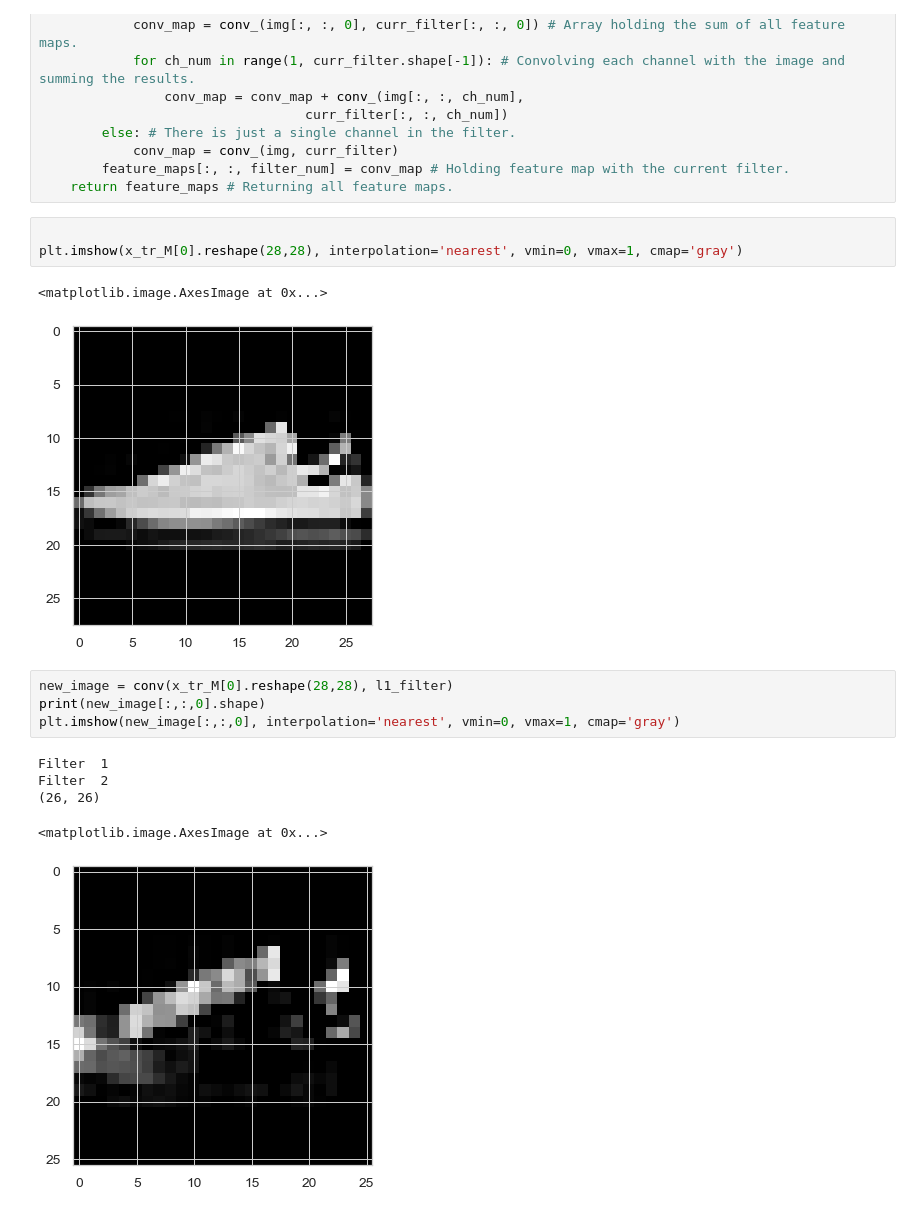
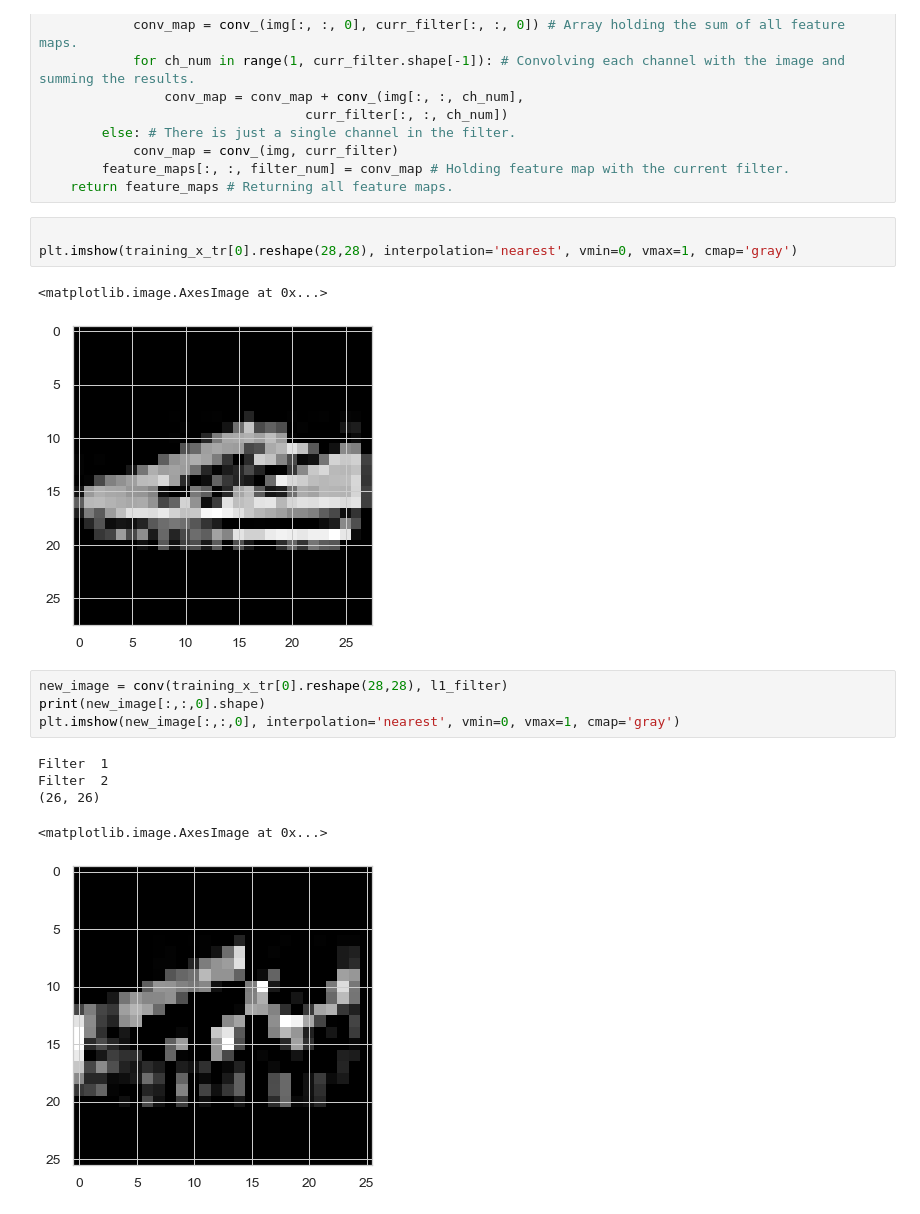
Before and after one commit to kamibrumi/comp135-intro-to-ml, a Jupyter notebook: projectA/projA_notebook_p2.ipynb, the cells around one changed output. Cells and saved outputs as stored; diff of their text form.

```diff
--- a/projectA/projA_notebook_p2.ipynb
+++ b/projectA/projA_notebook_p2.ipynb
@@ -609,17 +669,17 @@ def conv(img, conv_filter):
     return feature_maps # Returning all feature maps.
 # %%
 
-plt.imshow(x_tr_M[0].reshape(28,28), interpolation='nearest', vmin=0, vmax=1, cmap='gray')
+plt.imshow(training_x_tr[0].reshape(28,28), interpolation='nearest', vmin=0, vmax=1, cmap='gray')
 # %% [output]
 <matplotlib.image.AxesImage at 0x...>
-[figure, old version]
+[figure, new version]
 # %%
-new_image = conv(x_tr_M[0].reshape(28,28), l1_filter)
+new_image = conv(training_x_tr[0].reshape(28,28), l1_filter)
 print(new_image[:,:,0].shape)
 plt.imshow(new_image[:,:,0], interpolation='nearest', vmin=0, vmax=1, cmap='gray')
 # %% [output]
 Filter  1
 Filter  2
 (26, 26)
 <matplotlib.image.AxesImage at 0x...>
-[figure, old version]
+[figure, new version]
```
Also changed, not shown: parts of 9 cells of this notebook.
